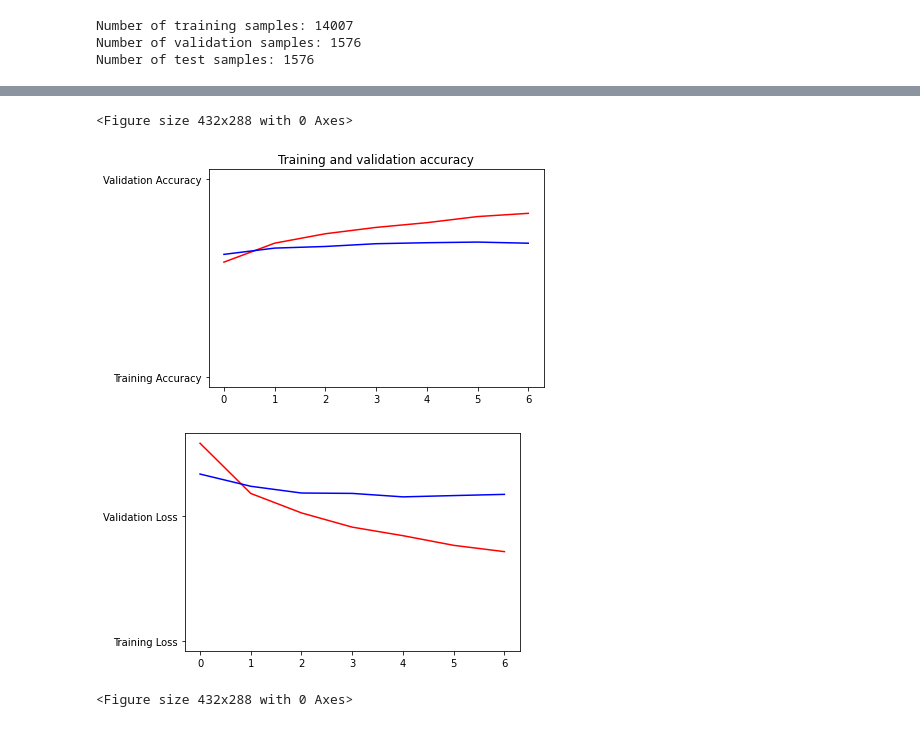
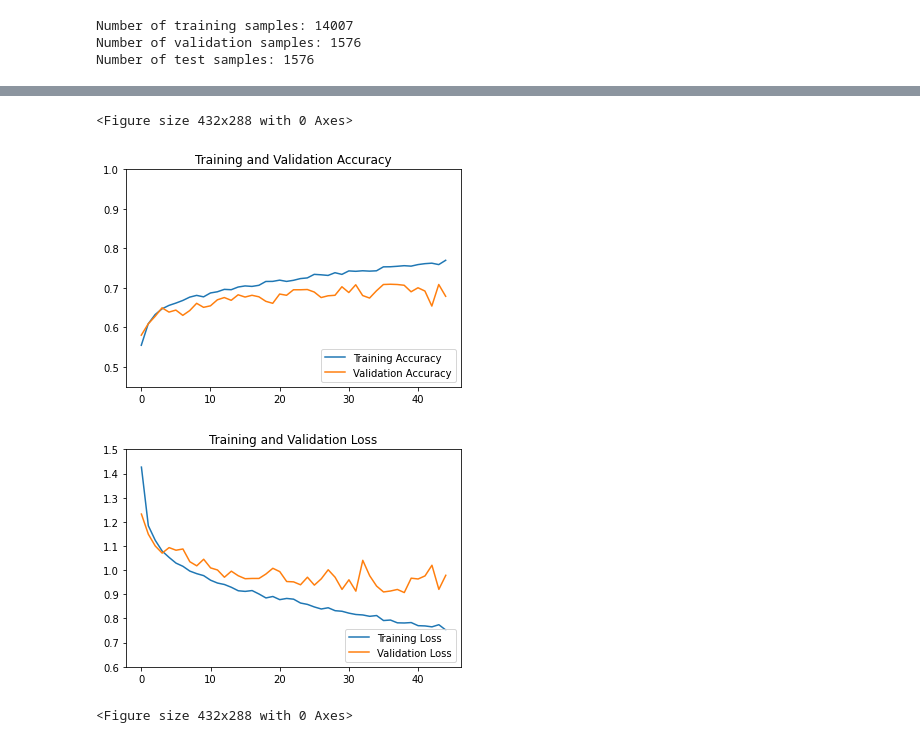
Before and after one commit to ems236/ECSE484DeepWeedTransfer, a Jupyter notebook: transfer-fine-tuning.ipynb, the cells around one changed output, grey strips where cells are left out. Saved outputs shown, nothing was run; the diff lists cells and outputs as text; code cells hidden in the pictures.

Commit message:
most models working

```diff
--- a/transfer-fine-tuning.ipynb
+++ b/transfer-fine-tuning.ipynb
@@ -111,19 +114,27 @@ Non-trainable params: 42,626,567
 _________________________________________________________________
 None
 # %%
+es = keras.callbacks.EarlyStopping(monitor='val_loss', mode='min', patience=6)
+mc = keras.callbacks.ModelCheckpoint('best_val_acc_vgg.h5', monitor='val_sparse_categorical_accuracy', mode='max', save_best_only=True)
+
+
 model.compile(
     optimizer=keras.optimizers.Adam(),
     loss=keras.losses.SparseCategoricalCrossentropy(),
-    metrics=['accuracy'],
+    metrics=['sparse_categorical_accuracy']
 )
 
 #print(model.summary())
-history = model.fit(train_data.batch(251)
-, epochs=7
+history = model.fit(train_data.batch(70)
+, epochs=65
 , validation_data=validation_data.batch(250)
 , validation_steps=7
-, steps_per_epoch=56
+, steps_per_epoch=201
+, callbacks=[es, mc]
 )
 
+model = keras.models.load_model('best_val_acc_vgg.h5')
+
+#model.load_weights('best_val_acc_w.h5')
 #model.save_weights("classifier_head_weights.tf")
 # %% [output]
@@ -144,31 +158,34 @@ Epoch 7/7
 # %%
 %matplotlib inline
 #print(history.history)
 
-acc=history.history['accuracy']
-val_acc=history.history['val_accuracy']
+acc=history.history['sparse_categorical_accuracy']
+val_acc=history.history['val_sparse_categorical_accuracy']
 loss=history.history['loss']
 val_loss=history.history['val_loss']
 
 epochs=range(len(acc)) # Get number of epochs
 
 #------------------------------------------------
 # Plot training and validation accuracy per epoch
 #------------------------------------------------
-plt.plot(epochs, acc, 'r', "Training Accuracy")
-plt.plot(epochs, val_acc, 'b', "Validation Accuracy")
-plt.title('Training and validation accuracy')
+plt.plot(acc, label='Training Accuracy')
+plt.plot(val_acc, label='Validation Accuracy')
+plt.ylim([0.45, 1])
+plt.legend(loc='lower right')
+plt.title('Training and Validation Accuracy')
 plt.figure()
 
-#------------------------------------------------
-# Plot training and validation loss per epoch
-#------------------------------------------------
-plt.plot(epochs, loss, 'r', "Training Loss")
-plt.plot(epochs, val_loss, 'b', "Validation Loss")
+
+plt.plot(loss, label='Training Loss')
+plt.plot(val_loss, label='Validation Loss')
+plt.ylim([0.6, 1.5])
+plt.legend(loc='lower right')
+plt.title('Training and Validation Loss')
 plt.figure()
 # %% [output]
 <Figure size 432x288 with 0 Axes>
-[figure, old version]
+[figure, new version]
-[figure, old version]
+[figure, new version]
 <Figure size 432x288 with 0 Axes>
 # %%
```
Also changed, not shown: parts of 8 cells of this notebook, 2 other files.
